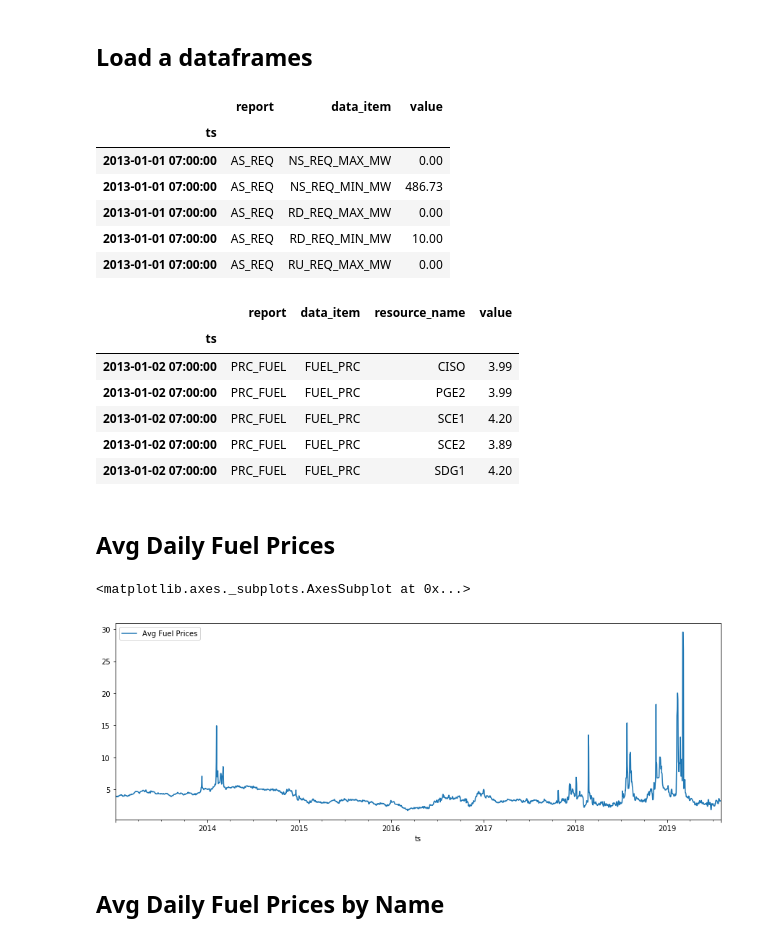
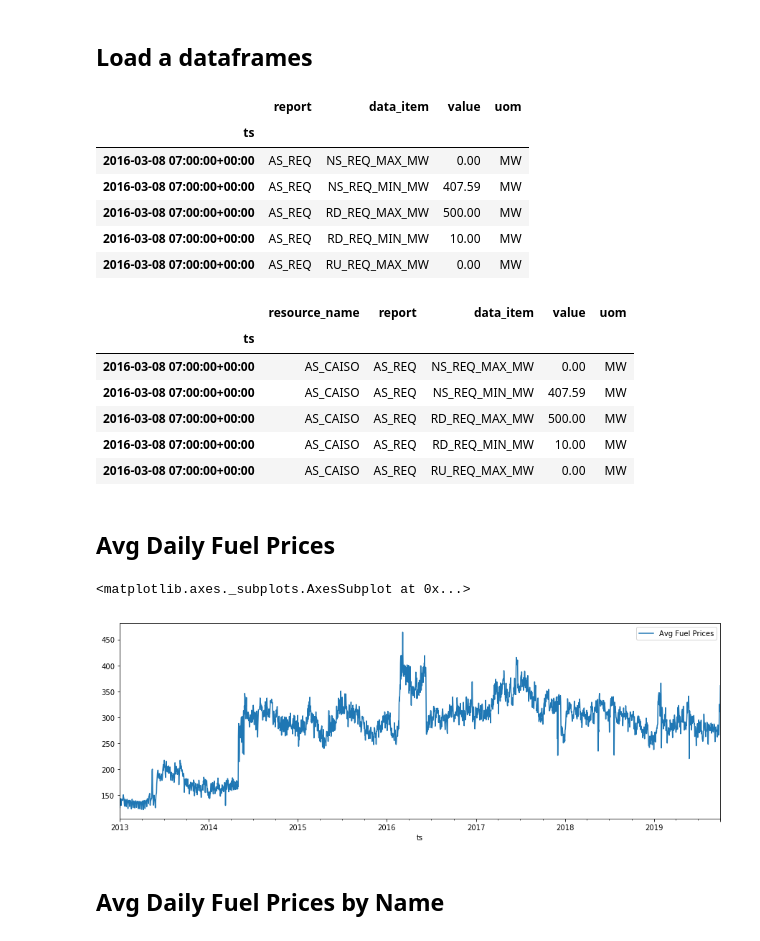
Before and after one commit to energy-analytics-project/energy-dashboard, a Jupyter notebook: notebooks/oasis-as-req-dam-and-fuel-prc.ipynb, the cells around one changed output. Saved outputs shown, nothing was run; the diff lists cells and outputs as text; code cells hidden in the pictures.

```diff
--- a/notebooks/oasis-as-req-dam-and-fuel-prc.ipynb
+++ b/notebooks/oasis-as-req-dam-and-fuel-prc.ipynb
@@ -13,6 +13,6 @@ import matplotlib.pyplot as plt
 plt.rcParams['figure.figsize'] = [15, 5]
 from pandasql import sqldf
 # Create the connections
-cnx1 = sqlite3.connect(r'../data/data-oasis-as-req-dam/db/caiso-oasis-as-req-dam.db')
-cnx2 = sqlite3.connect(r'../data/data-oasis-prc-fuel-all/db/caiso-oasis-prc-fuel-all.db')
+cnx1 = sqlite3.connect(r'./data-oasis-as-req-dam_00.db')
+cnx2 = sqlite3.connect(r'./data-oasis-prc-fuel-all_00.db')
 # %% [markdown]
@@ -127,33 +107,33 @@ for row in cnx2.execute("select data_item, value, interval_start_posix from oasi
 # %% [markdown]
 ## Load a dataframes
 # %%
-df1 = pd.read_sql("select report, data_item, value, interval_start_posix from oasis where report = 'AS_REQ';", cnx1)
-df1['ts'] = pd.to_datetime(df1['interval_start_posix'], unit='s')
+df1 = pd.read_sql("select rh.report, rd.data_item, rd.value, rh.uom, rd.interval_start_gmt from report_header rh JOIN report_data rd on rh.report_item_id = rd.report_item_id;", cnx1)
+df1['ts'] = pd.to_datetime(df1['interval_start_gmt'])
 df1 = df1.set_index('ts')
-df1.drop(['interval_start_posix'], axis=1, inplace=True)
+df1.drop(['interval_start_gmt'], axis=1, inplace=True)
 df1[0:5]
 # %% [output]
-|  | report | data_item | value |
-| ts |  |  |  |
-| 2013-01-01 07:00:00 | AS_REQ | NS_REQ_MAX_MW | 0.00 |
-| 2013-01-01 07:00:00 | AS_REQ | NS_REQ_MIN_MW | 486.73 |
-| 2013-01-01 07:00:00 | AS_REQ | RD_REQ_MAX_MW | 0.00 |
-| 2013-01-01 07:00:00 | AS_REQ | RD_REQ_MIN_MW | 10.00 |
-| 2013-01-01 07:00:00 | AS_REQ | RU_REQ_MAX_MW | 0.00 |
+|  | report | data_item | value | uom |
+| ts |  |  |  |  |
+| 2016-03-08 07:00:00+00:00 | AS_REQ | NS_REQ_MAX_MW | 0.00 | MW |
+| 2016-03-08 07:00:00+00:00 | AS_REQ | NS_REQ_MIN_MW | 407.59 | MW |
+| 2016-03-08 07:00:00+00:00 | AS_REQ | RD_REQ_MAX_MW | 500.00 | MW |
+| 2016-03-08 07:00:00+00:00 | AS_REQ | RD_REQ_MIN_MW | 10.00 | MW |
+| 2016-03-08 07:00:00+00:00 | AS_REQ | RU_REQ_MAX_MW | 0.00 | MW |
 # %%
-df2 = pd.read_sql("select report, data_item, resource_name, value, interval_start_posix from oasis where report = 'PRC_FUEL';", cnx2)
-df2['ts'] = pd.to_datetime(df2['interval_start_posix'], unit='s')
+df2= pd.read_sql("select rd.resource_name, rh.report, rd.data_item, rd.value, rh.uom, rd.interval_start_gmt from report_header rh JOIN report_data rd on rh.report_item_id = rd.report_item_id;", cnx1)
+df2['ts'] = pd.to_datetime(df2['interval_start_gmt'])
 df2 = df2.set_index('ts')
-df2.drop(['interval_start_posix'], axis=1, inplace=True)
+df2.drop(['interval_start_gmt'], axis=1, inplace=True)
 df2[0:5]
 # %% [output]
-|  | report | data_item | resource_name | value |
-| ts |  |  |  |  |
-| 2013-01-02 07:00:00 | PRC_FUEL | FUEL_PRC | CISO | 3.99 |
-| 2013-01-02 07:00:00 | PRC_FUEL | FUEL_PRC | PGE2 | 3.99 |
-| 2013-01-02 07:00:00 | PRC_FUEL | FUEL_PRC | SCE1 | 4.20 |
-| 2013-01-02 07:00:00 | PRC_FUEL | FUEL_PRC | SCE2 | 3.89 |
-| 2013-01-02 07:00:00 | PRC_FUEL | FUEL_PRC | SDG1 | 4.20 |
+|  | resource_name | report | data_item | value | uom |
+| ts |  |  |  |  |  |
+| 2016-03-08 07:00:00+00:00 | AS_CAISO | AS_REQ | NS_REQ_MAX_MW | 0.00 | MW |
+| 2016-03-08 07:00:00+00:00 | AS_CAISO | AS_REQ | NS_REQ_MIN_MW | 407.59 | MW |
+| 2016-03-08 07:00:00+00:00 | AS_CAISO | AS_REQ | RD_REQ_MAX_MW | 500.00 | MW |
+| 2016-03-08 07:00:00+00:00 | AS_CAISO | AS_REQ | RD_REQ_MIN_MW | 10.00 | MW |
+| 2016-03-08 07:00:00+00:00 | AS_CAISO | AS_REQ | RU_REQ_MAX_MW | 0.00 | MW |
 # %% [markdown]
 ## Avg Daily Fuel Prices
 # %%
@@ -161,7 +141,7 @@ df2daily = df2.resample('D').mean()
 df2daily.plot(y='value', label='Avg Fuel Prices')
 # %% [output]
 <matplotlib.axes._subplots.AxesSubplot at 0x...>
-[figure, old version]
+[figure, new version]
 # %% [markdown]
 ## Avg Daily Fuel Prices by Name
 # %%
```
Also changed, not shown: parts of 15 cells of this notebook, 1 other file.
